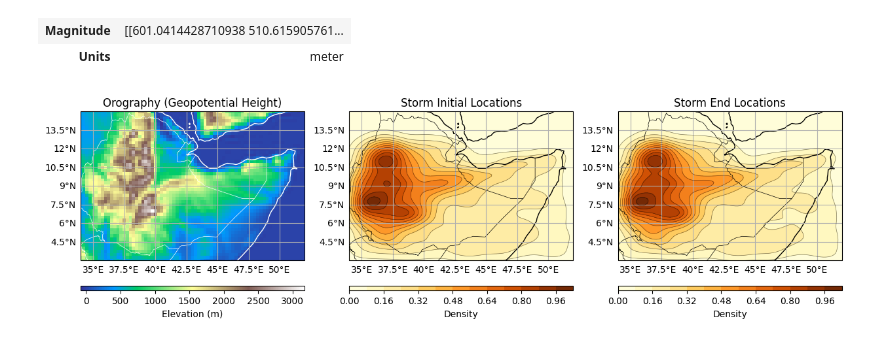
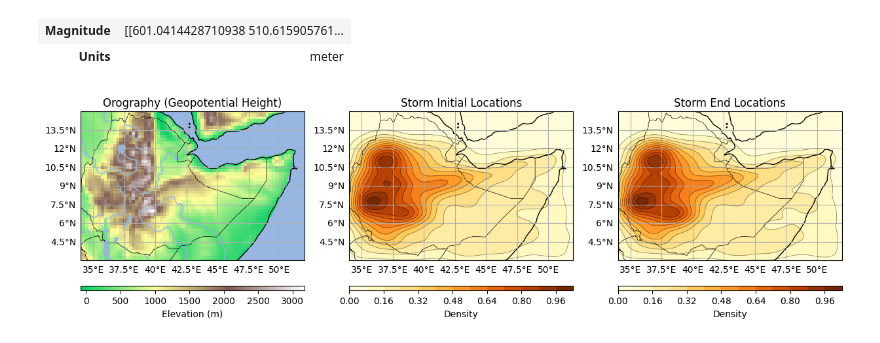
Before and after one commit to seangtkelley/uor-msc-dissertation-xai-african-storms, a Jupyter notebook: src/explore.ipynb, the cells around one changed output. Cells and saved outputs as stored; diff of their text form; code cells hidden in the pictures.

```diff
--- a/src/explore.ipynb
+++ b/src/explore.ipynb
@@ -109,7 +109,7 @@ geop_vals = geop["geop"].values.squeeze()
 
 # source: https://unidata.github.io/MetPy/latest/api/generated/metpy.calc.geopotential_to_height.html#metpy.calc.geopotential_to_height
 geopot = units.Quantity(geop_vals, "m^2/s^2")
-height = metpy.calc.geopotential_to_height(geopot)
+height = geopotential_to_height(geopot)
 height
 # %% [output]
 | Magnitude | [[601.0414428710938 510.615905761... |
@@ -125,44 +125,57 @@ fig, axs = plt.subplots(
 )
 
 # plot the orography
-axs[0].coastlines(resolution="50m", color="white", linewidth=1)
-axs[0].add_feature(cf.BORDERS, color="white", linewidth=0.5)
-gl = axs[0].gridlines(draw_labels=True)
-gl.top_labels = False
-gl.right_labels = False
 axs[0].set_extent(config.STORM_DATA_EXTENT, crs=ccrs.PlateCarree())
 terrain = axs[0].pcolormesh(
     geop["longitude"],
     geop["latitude"],
     height,
-    cmap="terrain",
+    cmap=config.TERRAIN_CMAP,
     transform=ccrs.PlateCarree(),
 )
 cbar = plt.colorbar(
     terrain, ax=axs[0], orientation="horizontal", pad=0.1, aspect=50
 )
 cbar.set_label("Elevation (m)")
+
+axs[0].add_feature(
+    cf.NaturalEarthFeature(
+        "physical",
+        "ocean",
+        scale="110m",
+        edgecolor="none",
+        facecolor=cf.COLORS["water"],
+    )
+)
+axs[0].add_feature(cf.LAKES, color=cf.COLORS["water"])
+axs[0].add_feature(cf.RIVERS, color=cf.COLORS["water"])
+axs[0].coastlines(resolution="50m", color="black", linewidth=1)
+axs[0].add_feature(cf.BORDERS, color="black", linewidth=0.5)
+gl = axs[0].gridlines(draw_labels=True)
+gl.top_labels = False
+gl.right_labels = False
+
 axs[0].set_title("Orography (Geopotential Height)")
 
 # plot storm initial locations
 storm_inits = storm_groups.first()
 plotting.plot_kde_map(
     storm_inits["Lon"],
     storm_inits["Lat"],
     ax=axs[1],
     title="Storm Initial Locations",
 )
 
 # plot storm end locations
 storm_ends = storm_groups.last()
 plotting.plot_kde_map(
     storm_ends["Lon"], storm_ends["Lat"], ax=axs[2], title="Storm End Locations"
 )
 
 plt.savefig(config.FIGURES_DIR / "orography_storm_init_end_kde.png")
 plt.show()
 # %% [output]
-[figure, old version]
+[figure, new version]
 # %%
 # superimpose storm initial and end locations on the orography map
 fig, ax = plt.subplots(
```
Also changed, not shown: parts of 4 cells of this notebook, 5 other files.
